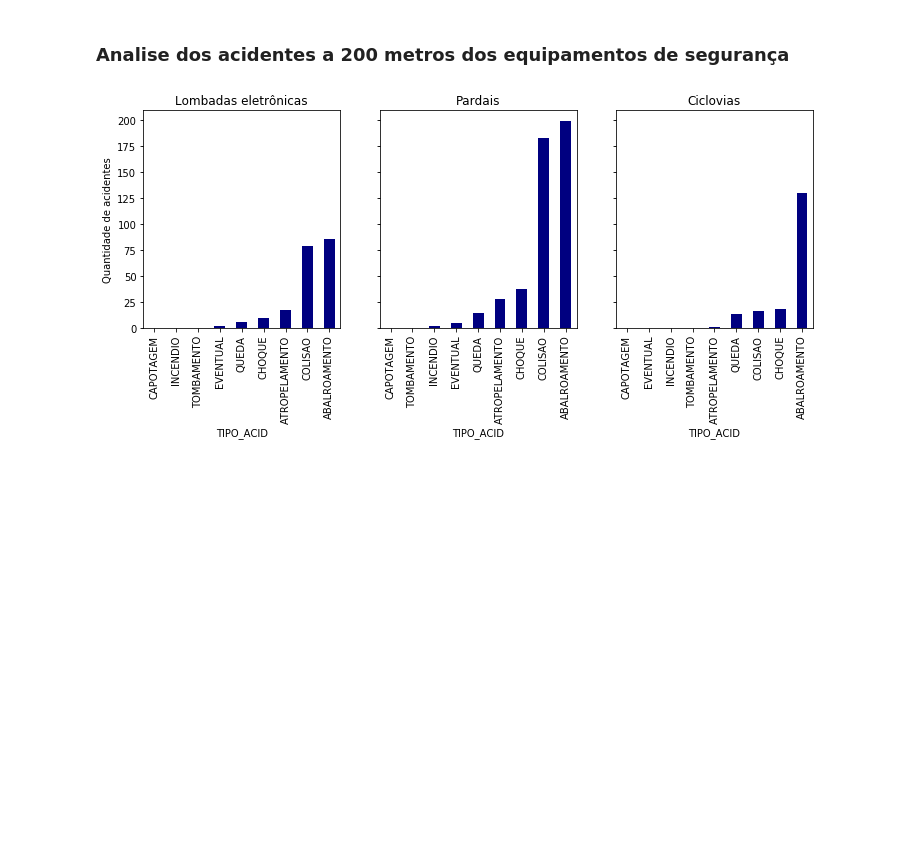
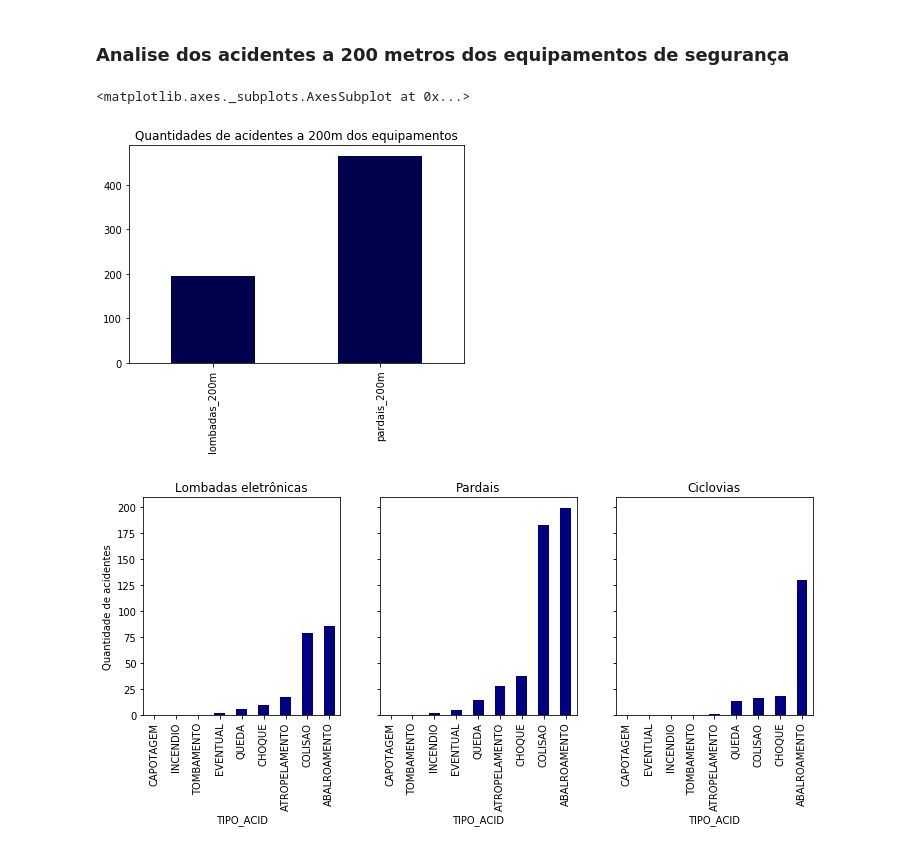
Before and after one commit to if1015-datascience-ufpe/2018-2-projeto-data-lords, a Jupyter notebook: project.ipynb, the cells around one changed output. Saved outputs shown, nothing was run; the diff lists cells and outputs as text; code cells hidden in the pictures; blank space fills up the shorter version.

```diff
--- a/project.ipynb
+++ b/project.ipynb
@@ -871,6 +892,12 @@ acident_type_vic.plot.barh(color =(0,0,0.3), title='Tipos de acidentes que mais
 [figure]
 # %% [markdown]
 ### Analise dos acidentes a 200 metros dos equipamentos de segurança
+# %%
+accidents_200m_eq = accidents_dist[['lombadas_200m', 'pardais_200m']].sum().sort_values()
+accidents_200m_eq.plot.bar(color =(0,0,0.3), title='Quantidades de acidentes a 200m dos equipamentos')
+# %% [output]
+<matplotlib.axes._subplots.AxesSubplot at 0x...>
+[figure, added]
 # %%
 accidents_200m = accidents_dist.groupby('TIPO_ACID')[['lombadas_200m', 'pardais_200m', 'ciclovias_200m']].sum()
 fig, axes = plt.subplots(1, 3, sharey=True)
```
Also changed, not shown: parts of 9 cells of this notebook, 3 other files.
